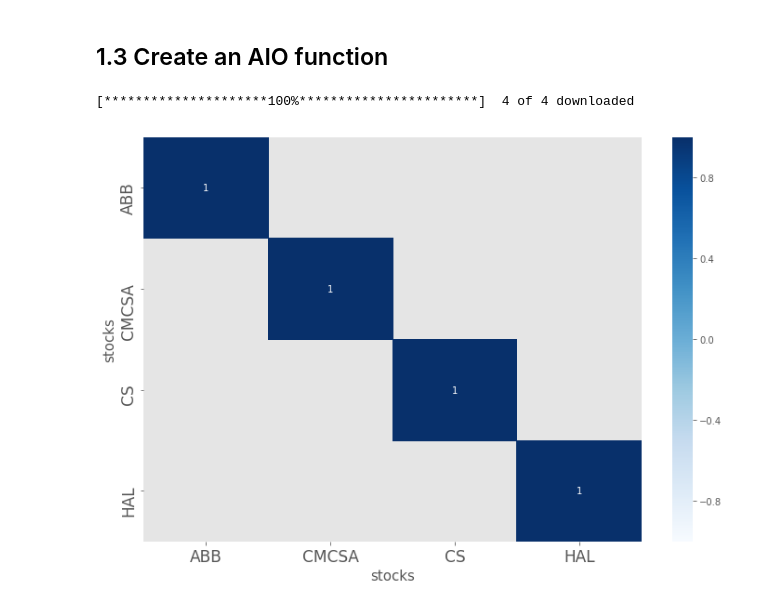
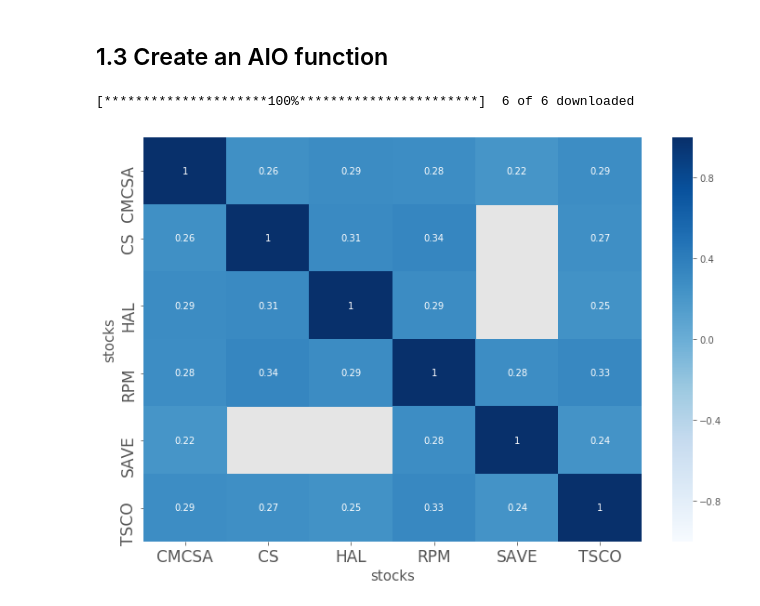
Before and after one commit to bradsun91/brad_public_workspace_mac, a Jupyter notebook: analysis_toolbox/3_21_2019_analysis_sheet.ipynb, the cells around one changed output. Saved outputs shown, nothing was run; the diff lists cells and outputs as text; code cells hidden in the pictures.

```diff
--- a/analysis_toolbox/3_21_2019_analysis_sheet.ipynb
+++ b/analysis_toolbox/3_21_2019_analysis_sheet.ipynb
@@ -83,8 +83,6 @@ plt.yticks(fontsize = 17);
 # %% [markdown]
 ## 1.3 Create an AIO function
 # %%
-import seaborn as sns
-
 def corr_heatmaps_yf(symbol_list, price_col, start_str, end_str, corr_thresh):
     """
     Documentation:
@@ -104,9 +102,10 @@ def corr_heatmaps_yf(symbol_list, price_col, start_str, end_str, corr_thresh):
     plt.xlabel('stocks', fontsize = 15)
     plt.ylabel('stocks', fontsize = 15)
     plt.xticks(fontsize = 17)
-    plt.yticks(fontsize = 17);
+    plt.yticks(fontsize = 17)
+    return stacked_col_pvt_pctchg
 # %%
-corr_heatmaps_yf(['ABB', 'CMCSA', 'CS', 'HAL'], 'open', '2010-01-01', '2019-03-21', 0.8)
+stacked_col_pvt_pctchg = corr_heatmaps_yf(['RPM', 'CMCSA', 'CS', 'HAL', 'TSCO', 'SAVE'], 'open', '2015-01-01', '2019-03-21', 0.2)
 # %% [output]
-[*********************100%***********************]  4 of 4 downloaded
+[*********************100%***********************]  6 of 6 downloaded
-[figure, old version]
+[figure, new version]
```
Also changed, not shown: parts of 3 cells of this notebook.
